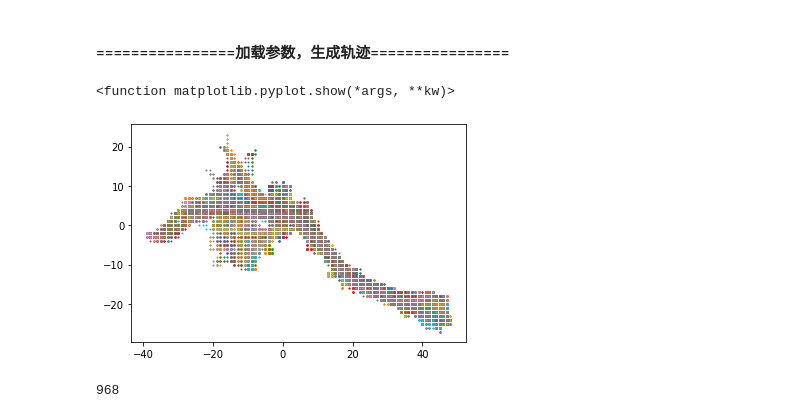
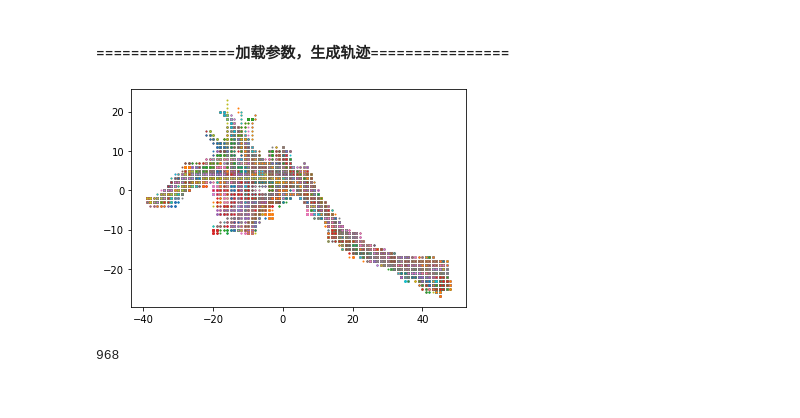
Before and after one commit to suchfun/MasterThesis, a Jupyter notebook: experience/ch4_experience/centerNode.ipynb, the cells around one changed output. Cells and saved outputs as stored; diff of their text form; code cells hidden in the pictures.

```diff
--- a/experience/ch4_experience/centerNode.ipynb
+++ b/experience/ch4_experience/centerNode.ipynb
@@ -28,13 +28,13 @@ NODE_NUM = 3
 # %%
 def loadPara():
     allPara = []
-    with open('node1para.pickle', 'rb') as f:
+    with open('node1paraK3.pickle', 'rb') as f:
         para = pickle.load(f)
     allPara.append(para)
-    with open('node2para.pickle', 'rb') as f:
+    with open('node2paraK3.pickle', 'rb') as f:
         para = pickle.load(f)
     allPara.append(para)
-    with open('node3para.pickle', 'rb') as f:
+    with open('node3paraK3.pickle', 'rb') as f:
         para = pickle.load(f)
     allPara.append(para)
     return allPara
@@ -202,12 +202,11 @@ GEN_TR = trGendrator(PARA)
 # %%
 for i in range(len(GEN_TR)):
     x = [p[0] for p in GEN_TR[i]]
     y = [p[1] for p in GEN_TR[i]]
     plt.scatter(x,y,1)
-plt.show
+plt.show()
 # %% [output]
-<function matplotlib.pyplot.show(*args, **kw)>
-[figure, old version]
+[figure, new version]
 # %%
 len(GEN_TR)
 # %% [output]
```
Also changed, not shown: parts of 7 cells of this notebook, 27 other files.
